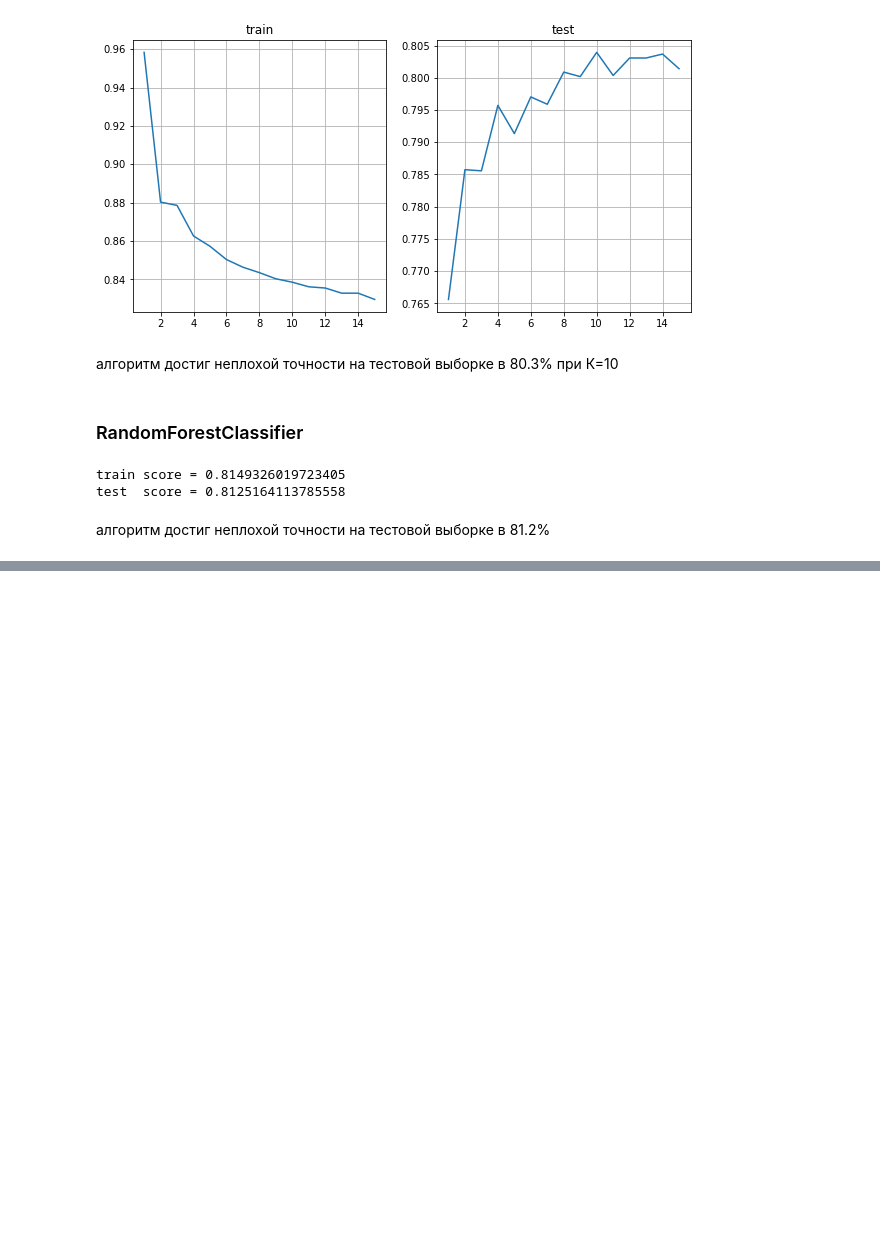
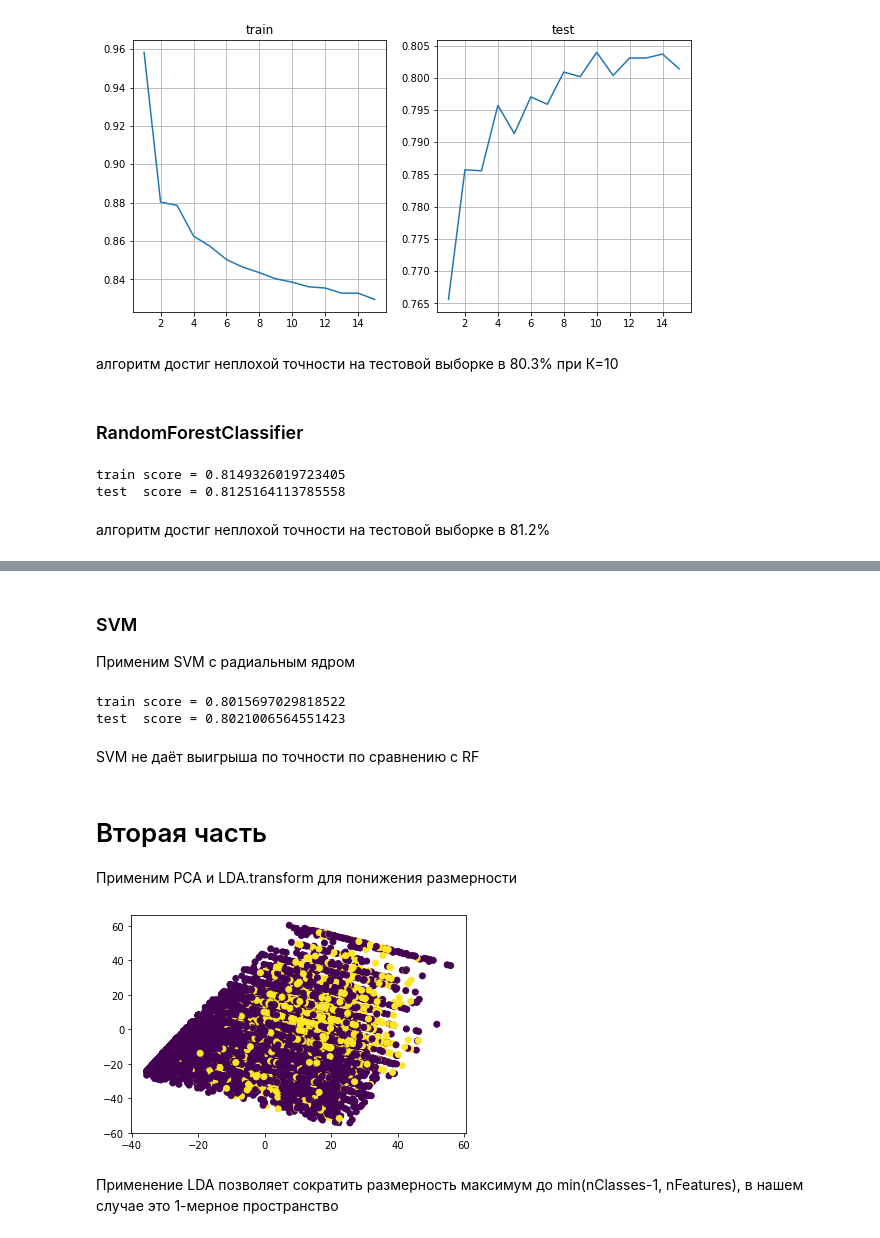
Before and after one commit to Pahandrovich/MachineLearningCourse, a Jupyter notebook: note_ml.ipynb, the cells around one changed output, grey strips where cells are left out. Drawn from its saved outputs; the diff is of its cells as text; code cells hidden in the pictures; blank space fills up the shorter version.

```diff
--- a/note_ml.ipynb
+++ b/note_ml.ipynb
@@ -345,0 +388,19 @@ test  score = 0.8125164113785558
+# %% [markdown]
+### SVM
+Применим SVM с радиальным ядром
+# %%
+from sklearn.svm import SVC
+
+svm = SVC()
+svm.fit(X_train,y_train)
+print(f"train score = {svm.score(X_train,y_train)}")
+print(f"test  score = {svm.score(X_test,y_test)}")
+# %% [output]
+train score = 0.8015697029818522
+test  score = 0.8021006564551423
+# %% [markdown]
+SVM не даёт выигрыша по точности по сравнению с RF
+# %% [markdown]
+# Вторая часть
+
+Применим PCA и LDA.transform для понижения размерности
@@ -345,0 +411,14 @@ test  score = 0.8125164113785558
+# %%
+pca = PCA(n_components=2)
+pca.fit(X)
+X_pca2 = pca.transform(X)
+
+fig, ax = plt.subplots()
+
+ax.scatter(X_pca2[:,0], X_pca2[:,1],
+           c = y.values)
+plt.show()
+# %% [output]
+[figure, added]
+# %% [markdown]
+Применение LDA позволяет сократить размерность максимум до min(nClasses-1, nFeatures), в нашем случае это 1-мерное пространство
```
Also changed, not shown: parts of 13 cells of this notebook.
